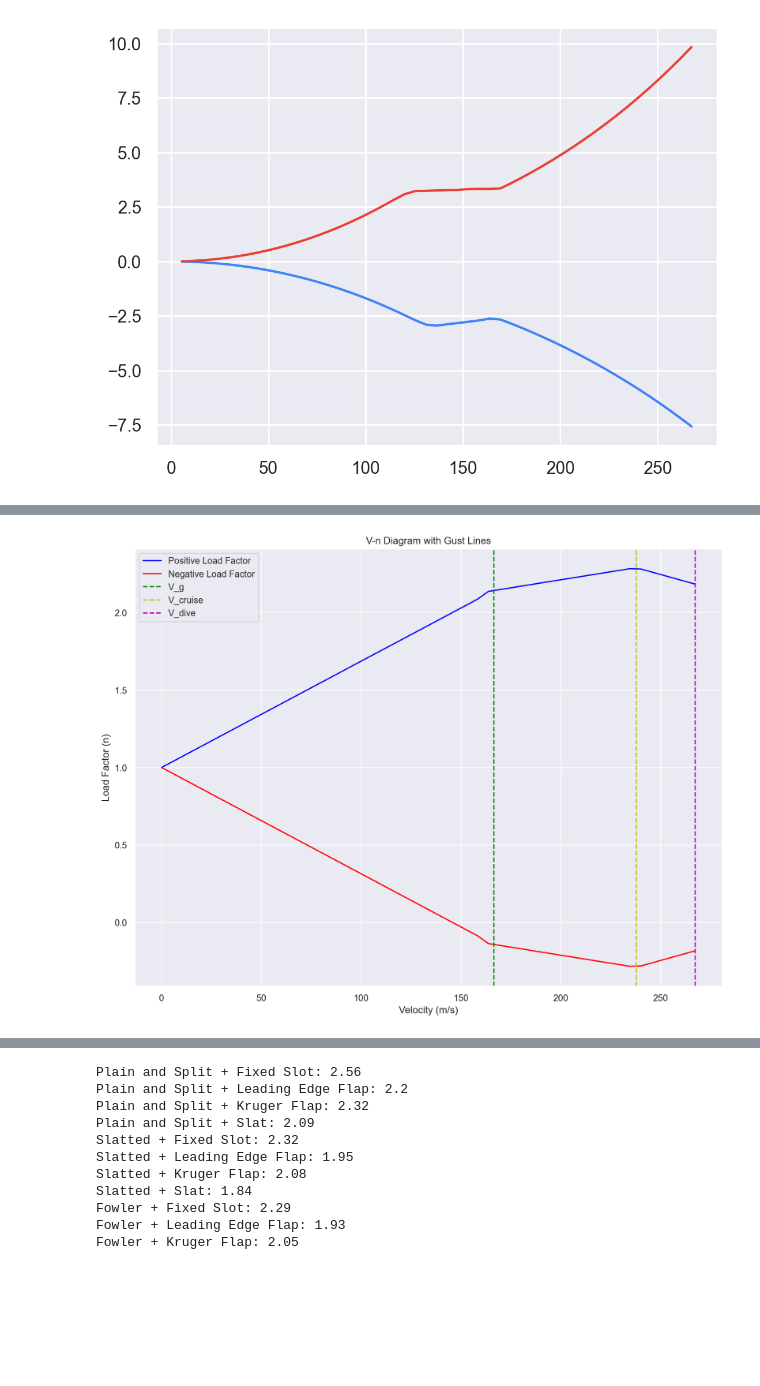
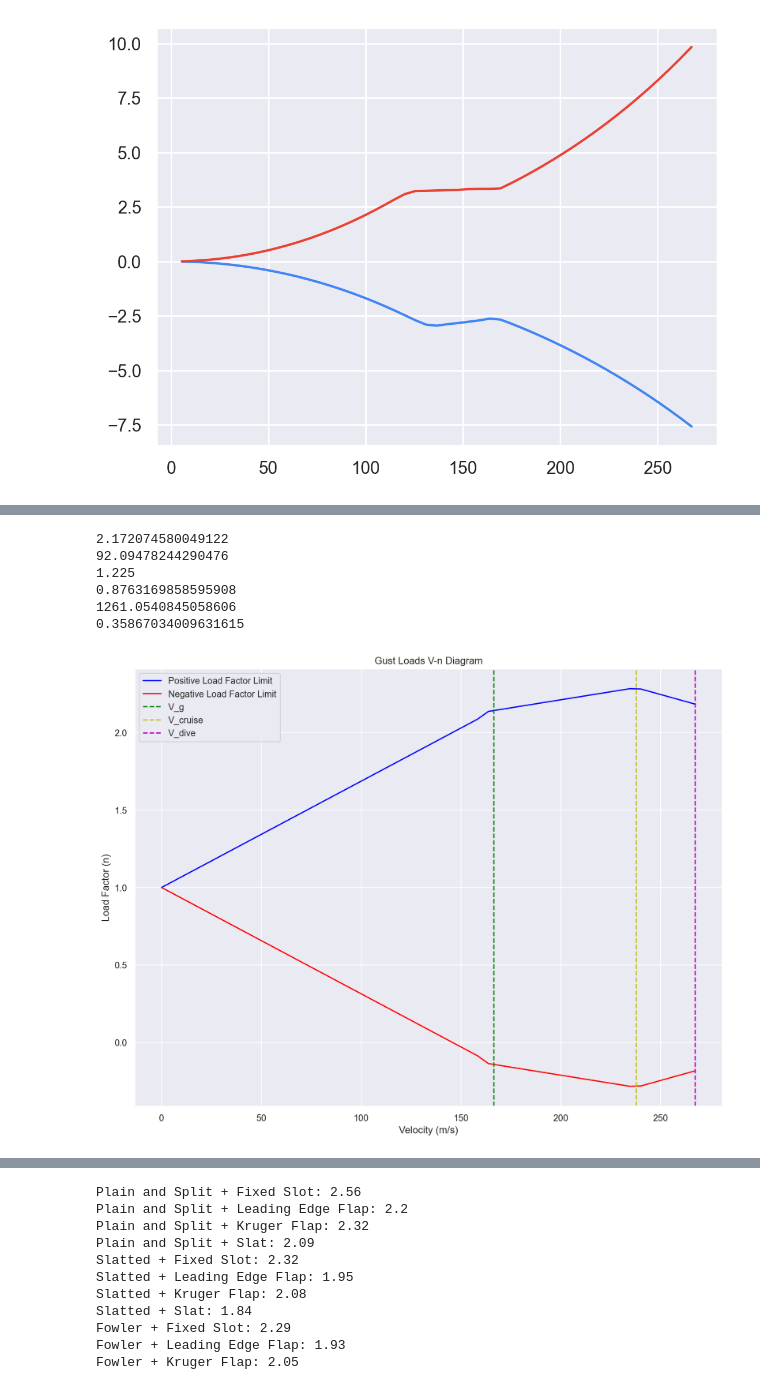
Before and after one commit to ezzatisawesome/ace-1, a Jupyter notebook: model.ipynb, the cells around one changed output, grey strips where cells are left out. Drawn from its saved outputs; the diff is of its cells as text; code cells hidden in the pictures; blank space fills up the shorter version.

```diff
--- a/model.ipynb
+++ b/model.ipynb
@@ -558,10 +558,17 @@ mass_ratio = (2 * weight) / (sea_level_density * sol(main_wing).area()
                               * ((sol_chord_root + sol_chord_tip) / 2) * lift_curve_slope)
 K = (0.88 * mass_ratio) / (5.3 + mass_ratio)
 
+print((sol_chord_root + sol_chord_tip) / 2)
+print(sol(main_wing).area())
+print(sea_level_density)
+print(K)
+print(mass_ratio)
+
 v_g = 0.7 * cruise_speed
 gust_speed = 9.1 # m/s
 delta_alpha = K * gust_speed / v_g
 n_0 = 1
+print(atm.density())
 
 delta_lift_g = .5 * atm.density() * v_g**2 * sol(main_wing).area() * lift_curve_slope * delta_alpha
 delta_lift_cruise = .5 * atm.density() * cruise_speed**2 * sol(main_wing).area() * lift_curve_slope * delta_alpha
@@ -583,35 +590,41 @@ n_min = np.zeros(len(speeds))
 slope =  (n_max_gust - 1) / (v_g - 0)
 for i in range(0, index_vg):
     n_max[i] = 1 + slope * (speeds[i])
     n_min[i] =  1 - (slope * speeds[i])
 
 slope = (n_max_cruise - n_max_gust) / (cruise_speed - v_g)
 for i in range(index_vg, index_cruise):
     n_max[i] = n_max_gust + slope * (speeds[i] - v_g)
     n_min[i] = (2-n_max_gust) - slope * (speeds[i] - v_g)
 
 slope = (n_max_final - n_max_cruise) / (v_dive - cruise_speed)
 for i in range(index_cruise, index_final + 1):
     n_max[i] = n_max_cruise + slope * (speeds[i] - cruise_speed)
     n_min[i] = (2-n_max_cruise) - slope * (speeds[i] - cruise_speed)
 
 # Plot the V-n diagram
 plt.figure(figsize=(12.8, 9.6))
 plt.plot(speeds, n_max, 'b-', label='Positive Load Factor Limit')
 plt.plot(speeds, n_min, 'r-', label='Negative Load Factor Limit')
 plt.grid(True)
 plt.axvline(x=v_g, color='g', linestyle='--', label='V_g')
 plt.axvline(x=cruise_speed, color='y', linestyle='--', label='V_cruise')
 plt.axvline(x=v_dive, color='m', linestyle='--', label='V_dive')
 plt.xlabel('Velocity (m/s)')
 plt.ylabel('Load Factor (n)')
-plt.title('V-n Diagram with Gust Lines')
+plt.title('Gust Loads V-n Diagram')
 plt.legend()
 
 
 plt.show()
 # %% [output]
+2.172074580049122
+92.09478244290476
+1.225
+0.8763169858595908
+1261.0540845058606
+0.35867034009631615
-[figure, old version]
+[figure, new version]
 # %%
 # Combine the limits of the V-n diagram with the gust lines
 top_limit = np.minimum(lift_maxes, n_max)
```
Also changed, not shown: parts of 5 cells of this notebook, 1 other file.
